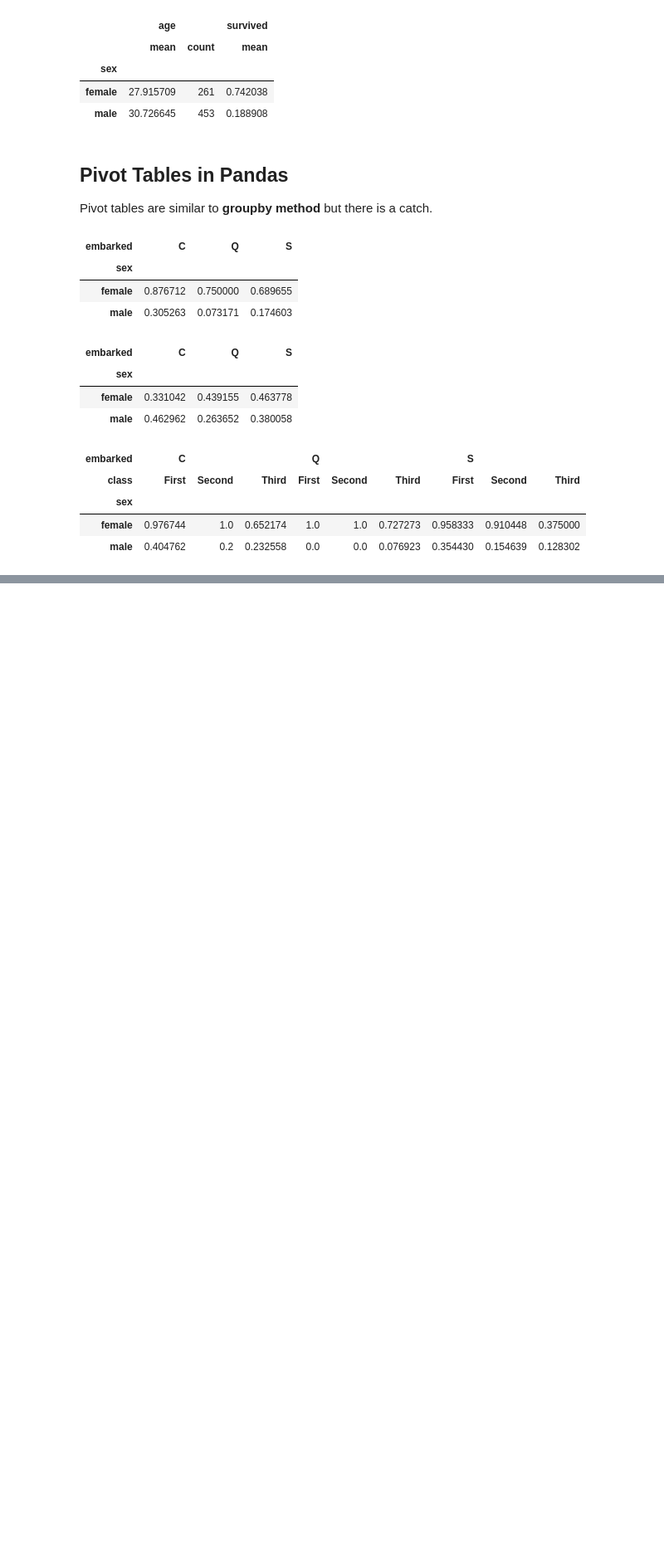
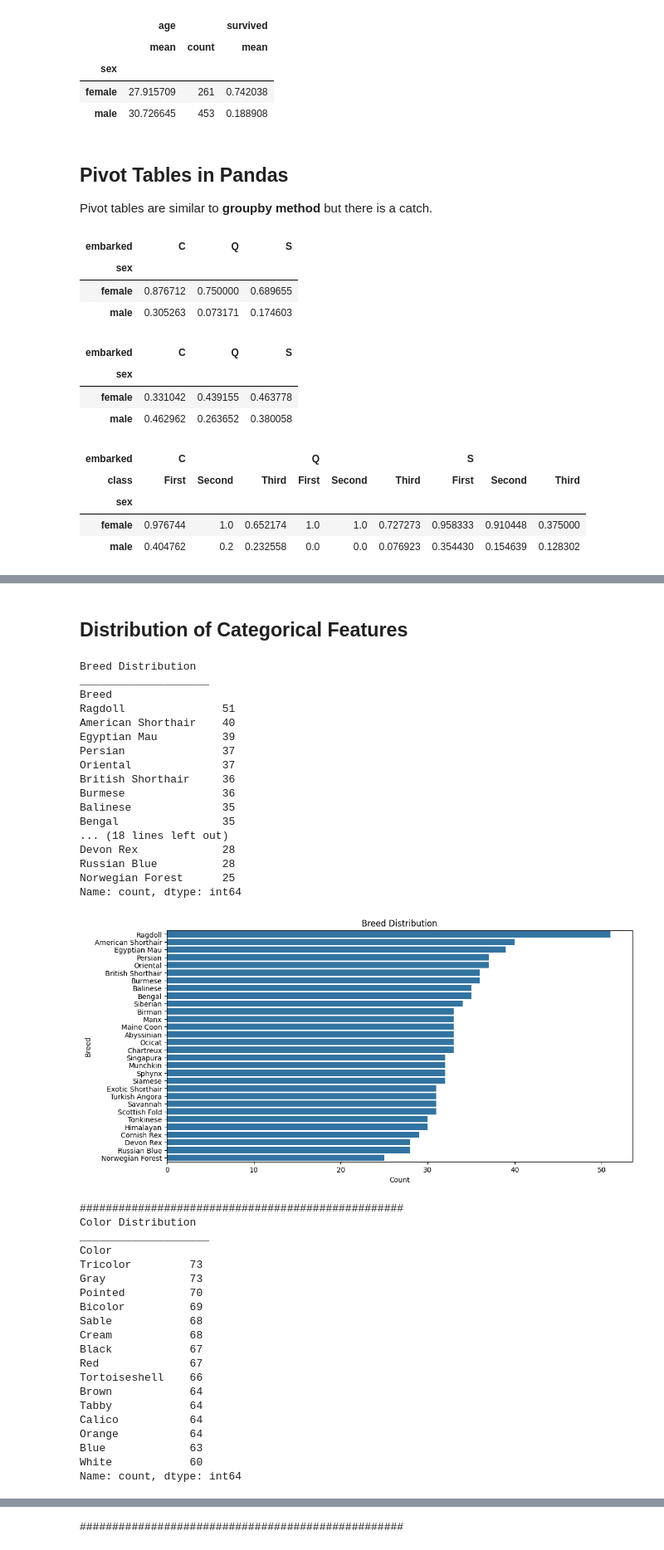
Before and after one commit to Trigenaris/Tutorial-for-Data-Literacy-Pandas-Library-and-EDA, a Jupyter notebook: Data_Literacy,_Pandas_and_EDA(Exploration_Data_Analysis).ipynb, the cells around one changed output, grey strips where cells are left out. Shown at 83% size. Saved outputs shown, nothing was run; the diff lists cells and outputs as text; code cells hidden in the pictures; blank space fills up the shorter version.

```diff
--- a/Data_Literacy,_Pandas_and_EDA(Exploration_Data_Analysis).ipynb
+++ b/Data_Literacy,_Pandas_and_EDA(Exploration_Data_Analysis).ipynb
@@ -1039,0 +1385,4 @@ df.pivot_table("survived", "sex", ["embarked", "class"])
+# %%
+# Categorical Features
+cat_cols = [col for col in df.columns if str(df[col].dtypes) in ["category", "object", "bool"]]
+cat_cols
@@ -1039,0 +1391,4 @@ df.pivot_table("survived", "sex", ["embarked", "class"])
+# %%
+# Numerical Features
+num_cols = [col for col in df.columns if str(df[col].dtypes) in ["uint8", "int64", "float64"]]
+num_cols
@@ -1039,0 +1397,6 @@ df.pivot_table("survived", "sex", ["embarked", "class"])
+# %%
+# Unique Values of Categorical Features
+for col in cat_cols:
+    print(col,":")
+    print("Total:", df[col].nunique())
+    print(df[col].unique())
@@ -1039,0 +1419,6 @@ df.pivot_table("survived", "sex", ["embarked", "class"])
+# %%
+# Unique Values of Numerical Features
+for col in num_cols:
+    print(col,":")
+    print("Total:", df[col].nunique())
+    print(df[col].unique())
@@ -1039,0 +1432,59 @@ df.pivot_table("survived", "sex", ["embarked", "class"])
+# %% [markdown]
+<h2 id="categorical">Distribution of Categorical Features</h2>
+# %%
+for col in cat_cols:
+    print(col, "Distribution")
+    print(20*"_")
+    print(df[col].value_counts())
+    if df[col].nunique() > 2:
+        plt.figure(figsize=(12, 6))
+        sns.countplot(y=df[col], order=df[col].value_counts().index)
+        plt.xlabel("Count")
+        plt.ylabel(col)
+    else:
+        plt.figure(figsize=(6, 6))
+        sns.countplot(x=df[col])
+        plt.xlabel(col)
+        plt.ylabel("Count")
+    plt.title(f"{col} Distribution")
+    plt.show()
+    print(50*"#")
+# %% [output]
+Breed Distribution
+____________________
+Breed
+Ragdoll               51
+American Shorthair    40
+Egyptian Mau          39
+Persian               37
+Oriental              37
+British Shorthair     36
+Burmese               36
+Balinese              35
+Bengal                35
+... (18 lines left out)
+Devon Rex             28
+Russian Blue          28
+Norwegian Forest      25
+Name: count, dtype: int64
+[figure, added]
+##################################################
+Color Distribution
+____________________
+Color
+Tricolor         73
+Gray             73
+Pointed          70
+Bicolor          69
+Sable            68
+Cream            68
+Black            67
+Red              67
+Tortoiseshell    66
+Brown            64
+Tabby            64
+Calico           64
+Orange           64
+Blue             63
+White            60
+Name: count, dtype: int64
@@ -1039,0 +1500 @@ df.pivot_table("survived", "sex", ["embarked", "class"])
+##################################################
```
Also changed, not shown: parts of 57 cells of this notebook.
